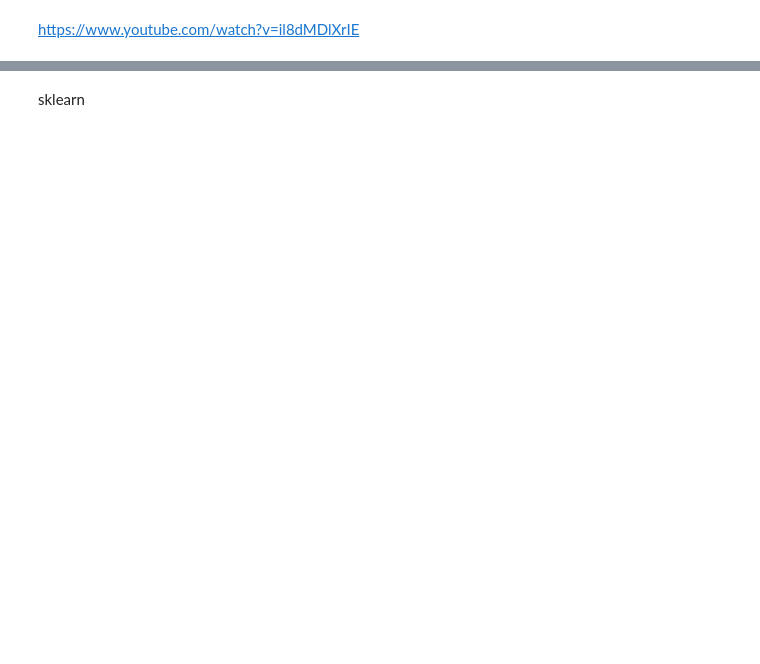
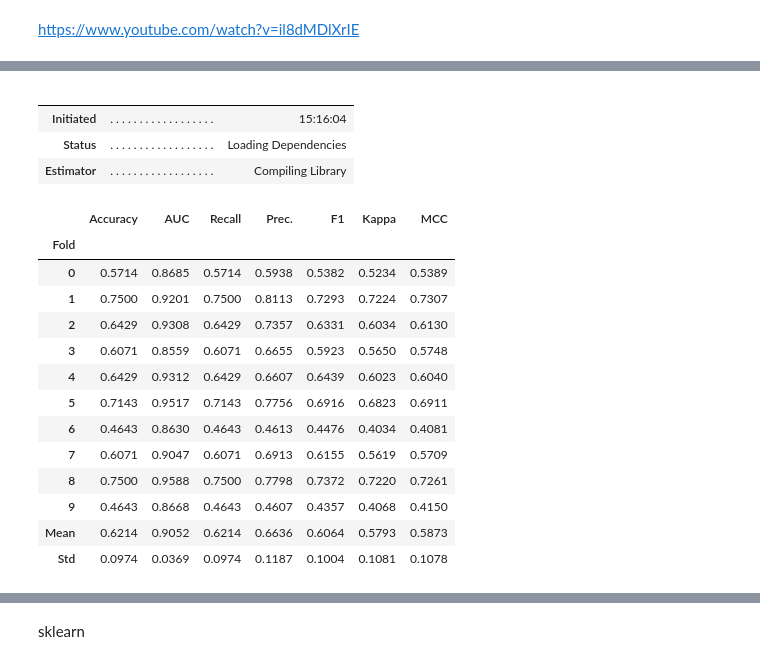
Before and after one commit to terjirapat/Classification_ImgNum, a Jupyter notebook: main.ipynb, the cells around one changed output, grey strips where cells are left out. Cells and saved outputs as stored; diff of their text form; code cells hidden in the pictures; blank space fills up the shorter version.

```diff
--- a/main.ipynb
+++ b/main.ipynb
@@ -108,0 +94,22 @@ pull()
+# %%
+model = create_model('et')
+# %% [output]
+|  |  |  |
+|  |  |  |
+| Initiated | . . . . . . . . . . . . . . . . . . | 15:16:04 |
+| Status | . . . . . . . . . . . . . . . . . . | Loading Dependencies |
+| Estimator | . . . . . . . . . . . . . . . . . . | Compiling Library |
+|  | Accuracy | AUC | Recall | Prec. | F1 | Kappa | MCC |
+| Fold |  |  |  |  |  |  |  |
+| 0 | 0.5714 | 0.8685 | 0.5714 | 0.5938 | 0.5382 | 0.5234 | 0.5389 |
+| 1 | 0.7500 | 0.9201 | 0.7500 | 0.8113 | 0.7293 | 0.7224 | 0.7307 |
+| 2 | 0.6429 | 0.9308 | 0.6429 | 0.7357 | 0.6331 | 0.6034 | 0.6130 |
+| 3 | 0.6071 | 0.8559 | 0.6071 | 0.6655 | 0.5923 | 0.5650 | 0.5748 |
+| 4 | 0.6429 | 0.9312 | 0.6429 | 0.6607 | 0.6439 | 0.6023 | 0.6040 |
+| 5 | 0.7143 | 0.9517 | 0.7143 | 0.7756 | 0.6916 | 0.6823 | 0.6911 |
+| 6 | 0.4643 | 0.8630 | 0.4643 | 0.4613 | 0.4476 | 0.4034 | 0.4081 |
+| 7 | 0.6071 | 0.9047 | 0.6071 | 0.6913 | 0.6155 | 0.5619 | 0.5709 |
+| 8 | 0.7500 | 0.9588 | 0.7500 | 0.7798 | 0.7372 | 0.7220 | 0.7261 |
+| 9 | 0.4643 | 0.8668 | 0.4643 | 0.4607 | 0.4357 | 0.4068 | 0.4150 |
+| Mean | 0.6214 | 0.9052 | 0.6214 | 0.6636 | 0.6064 | 0.5793 | 0.5873 |
+| Std | 0.0974 | 0.0369 | 0.0974 | 0.1187 | 0.1004 | 0.1081 | 0.1078 |
```
Also changed, not shown: parts of 14 cells of this notebook.
